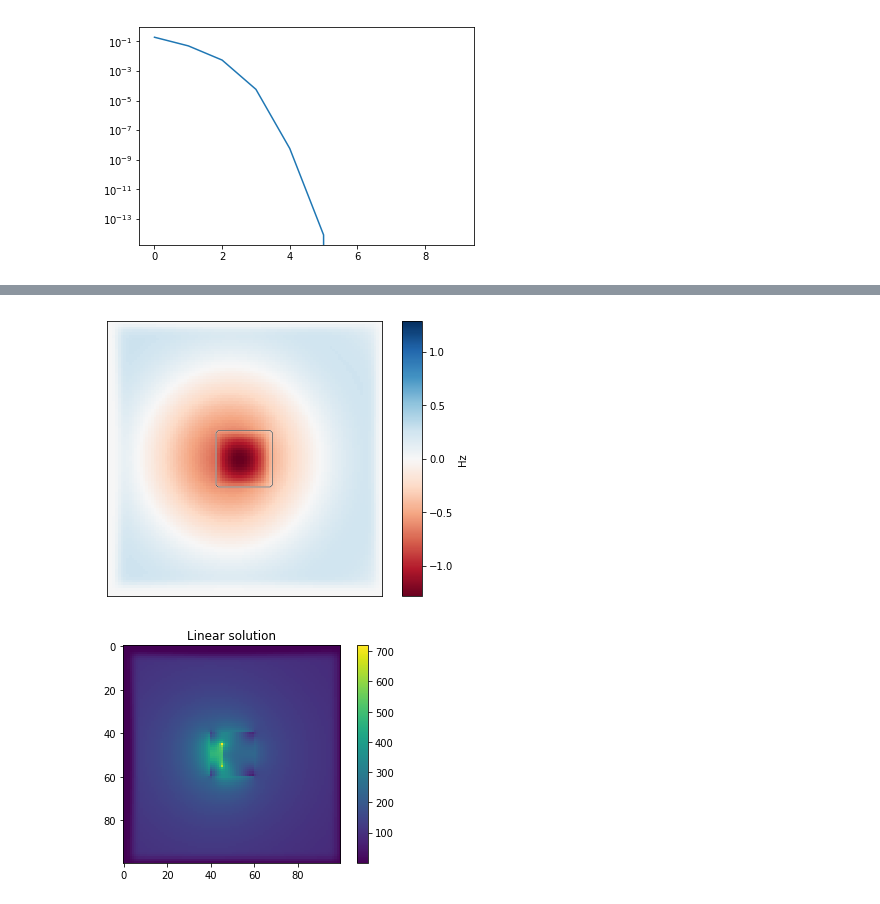
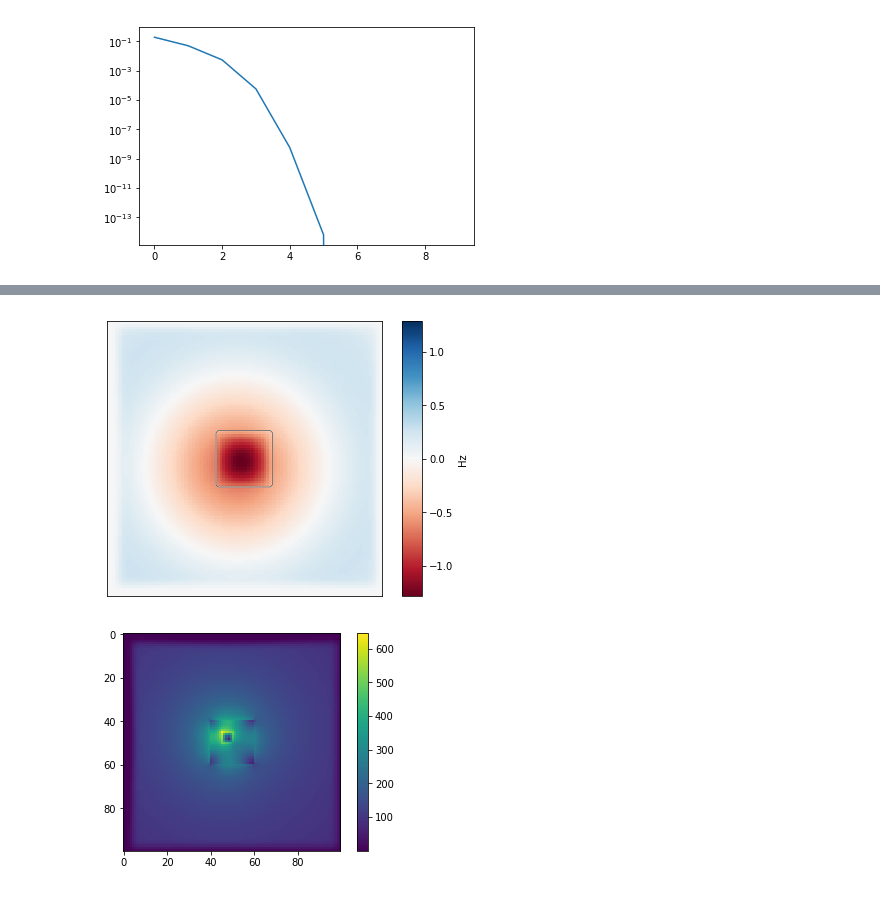
Before and after one commit to fancompute/angler, a Jupyter notebook: Notebooks/Nonlinear_solvers_check.ipynb, the cells around one changed output, grey strips where cells are left out. Saved outputs shown, nothing was run; the diff lists cells and outputs as text; code cells hidden in the pictures.

Commit message:
Born and Newton solvers working for Hz

```diff
--- a/Notebooks/Nonlinear_solvers_check.ipynb
+++ b/Notebooks/Nonlinear_solvers_check.ipynb
@@ -87,23 +84,22 @@ print(np.linalg.norm(Ez_nl_B - Ez_nl_N))
 # %%
 # Now try Hz
 pol = 'Hz'
 simulation = Fdfd(omega,eps_r,dl,NPML,pol)
 # set source and solve for electromagnetic fields
 b = np.zeros((simulation.Nx,simulation.Ny))
 # Taking source power such that the E-field intensity is comparable to the Ez-case above
 # Also putting it in the material because otherwise the E-field is pretty small
-b[45:55,45] = 20000
-(Ex,Ey,Hz) = simulation.solve_fields(b)
+b[45:50, 45:50] = 7500
+(Ex_l,Ey_l,Hz_l) = simulation.solve_fields(b)
 # plot results
 simulation.plt_re()
 plt.show()
-plt.imshow(np.sqrt(np.square(np.abs(Ex)) + np.square(np.abs(Ey))))
+plt.imshow(np.sqrt(np.square(np.abs(Ex_l)) + np.square(np.abs(Ey_l))))
 plt.colorbar()
-plt.title('Linear solution')
 plt.show()
 # %% [output]
 [figure]
-[figure, old version]
+[figure, new version]
 # %%
 # Do a born solve for the nonlinear fields
 # solve the nonlinear fields.
```
Also changed, not shown: parts of 9 cells of this notebook.
